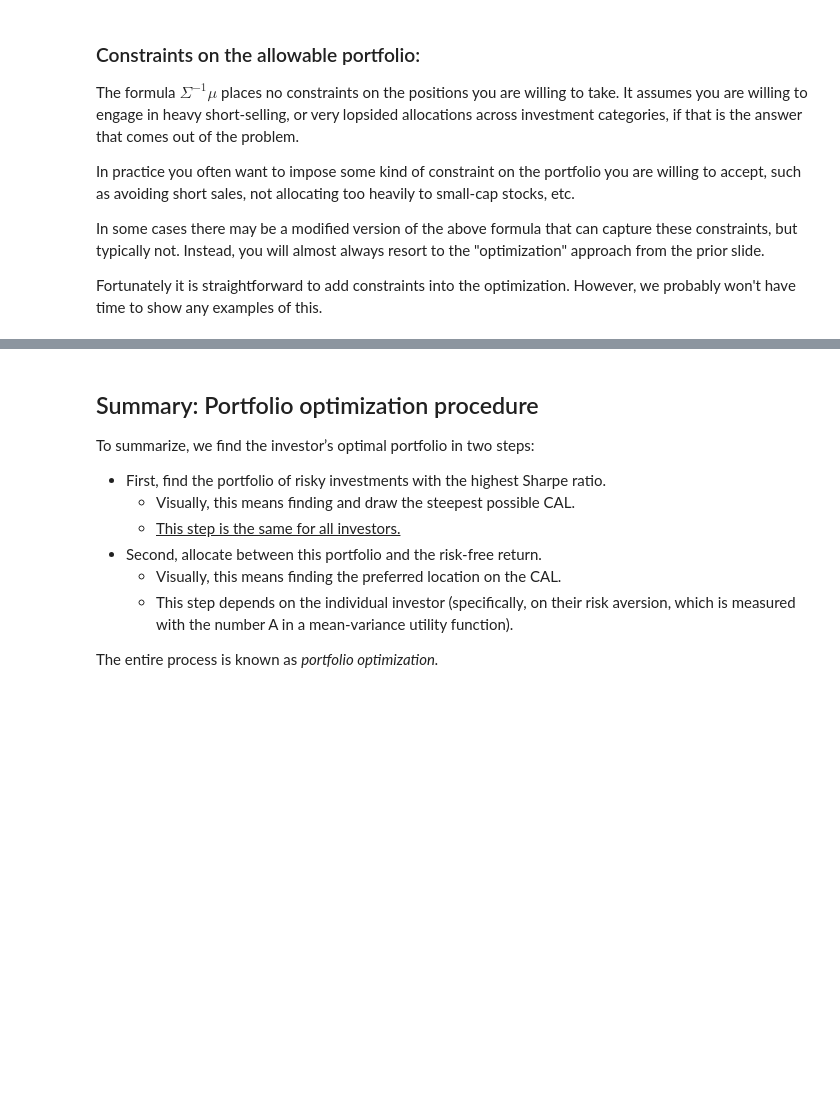
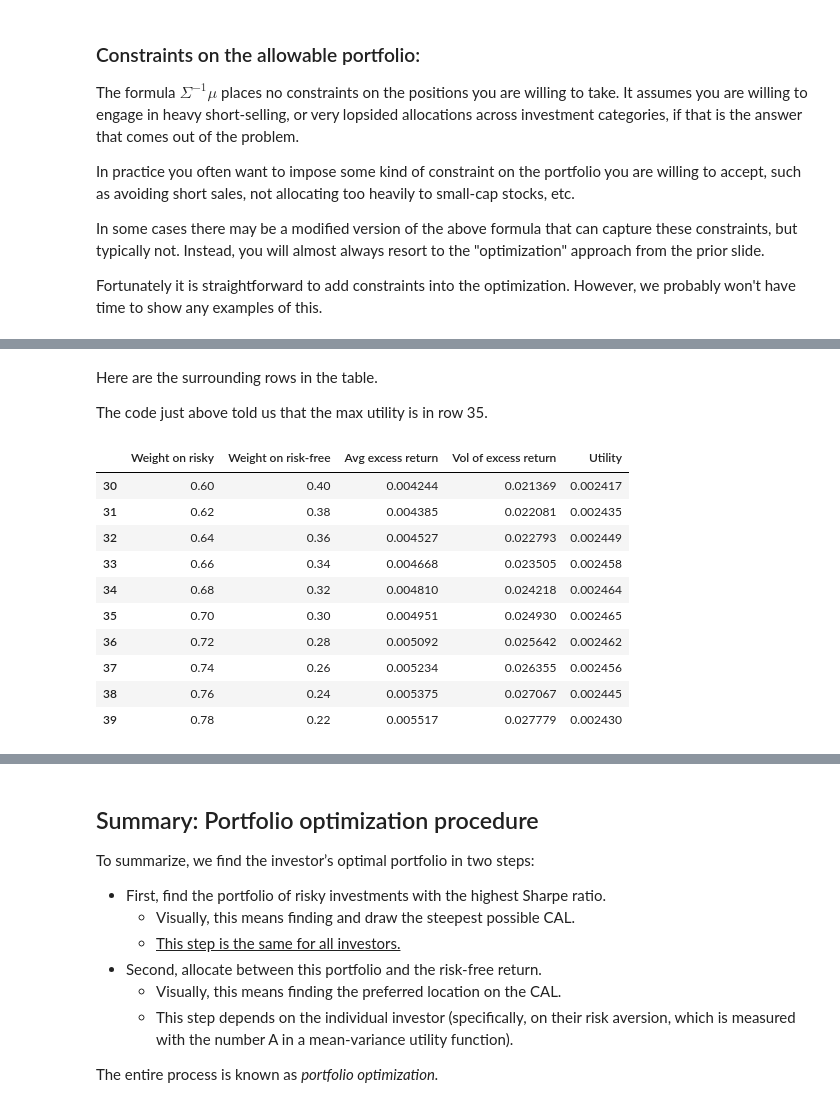
Before and after one commit to wgjm1986/Investments, a Jupyter notebook: Module 2/Week 6 - Diversification and portfolio optimization/Diversification and portfolio optimization.ipynb, the cells around one changed output, grey strips where cells are left out. Drawn from its saved outputs; the diff is of its cells as text; code cells hidden in the pictures; blank space fills up the shorter version.

Commit message:
Finished week 6 example

```diff
--- a/Module 2/Week 6 - Diversification and portfolio optimization/Diversification and portfolio optimization.ipynb
+++ b/Module 2/Week 6 - Diversification and portfolio optimization/Diversification and portfolio optimization.ipynb
@@ -509,3 +512,13 @@ In practice you often want to impose some kind of constraint on the portfolio yo
 In some cases there may be a modified version of the above formula that can capture these constraints, but typically not. Instead, you will almost always resort to the "optimization" approach from the prior slide.
 
 Fortunately it is straightforward to add constraints into the optimization. However, we probably won't have time to show any examples of this.
+# %%
+# Let's pull back up our answer from the two-investment example so we can finish that case.
+
+mu = [ Excess_Returns['FKUTX'].mean() , Excess_Returns['FBDIX'].mean() ]
+Sigma = np.cov([ Excess_Returns['FKUTX'], Excess_Returns['FBDIX'] ])
+
+optimal_weights_unscaled = np.linalg.inv(Sigma) @ mu
+optimal_weights = optimal_weights_unscaled / sum(optimal_weights_unscaled)
+
+optimal_SR = (optimal_weights @ mu) / np.sqrt( optimal_weights @ (Sigma @ optimal_weights) )
@@ -549,0 +557,6 @@ Here is the optimal allocation for an investor with A = ...
+# %%
+weights = pd.Series( np.linspace(0,1,51) )
+mu_list = weights*(optimal_weights @ mu)
+sigma_list = weights*np.sqrt(optimal_weights @ Sigma @ optimal_weights )
+A = 8
+utilities = mu_list - 0.5*A*(sigma_list**2)
@@ -549,0 +565,11 @@ Here is the optimal allocation for an investor with A = ...
+# %%
+portfolios = pd.concat(
+    [weights,1-weights,mu_list,sigma_list,utilities],axis=1
+)
+portfolios.columns = ["Weight on risky",
+                      "Weight on risk-free",
+                      "Avg excess return",
+                      "Vol of excess return",
+                      "Utility"]
+print("The row with the highest utility score looks as follows:")
+print( portfolios.loc[ portfolios['Utility'].idxmax() ] )
@@ -549,0 +584,18 @@ Here is the optimal allocation for an investor with A = ...
+# %% [markdown]
+Here are the surrounding rows in the table.
+
+The code just above told us that the max utility is in row 35.
+# %%
+portfolios[30:40]
+# %% [output]
+|  | Weight on risky | Weight on risk-free | Avg excess return | Vol of excess return | Utility |
+| 30 | 0.60 | 0.40 | 0.004244 | 0.021369 | 0.002417 |
+| 31 | 0.62 | 0.38 | 0.004385 | 0.022081 | 0.002435 |
+| 32 | 0.64 | 0.36 | 0.004527 | 0.022793 | 0.002449 |
+| 33 | 0.66 | 0.34 | 0.004668 | 0.023505 | 0.002458 |
+| 34 | 0.68 | 0.32 | 0.004810 | 0.024218 | 0.002464 |
+| 35 | 0.70 | 0.30 | 0.004951 | 0.024930 | 0.002465 |
+| 36 | 0.72 | 0.28 | 0.005092 | 0.025642 | 0.002462 |
+| 37 | 0.74 | 0.26 | 0.005234 | 0.026355 | 0.002456 |
+| 38 | 0.76 | 0.24 | 0.005375 | 0.027067 | 0.002445 |
+| 39 | 0.78 | 0.22 | 0.005517 | 0.027779 | 0.002430 |
```
Also changed, not shown: parts of 25 cells of this notebook, 2 other files.
